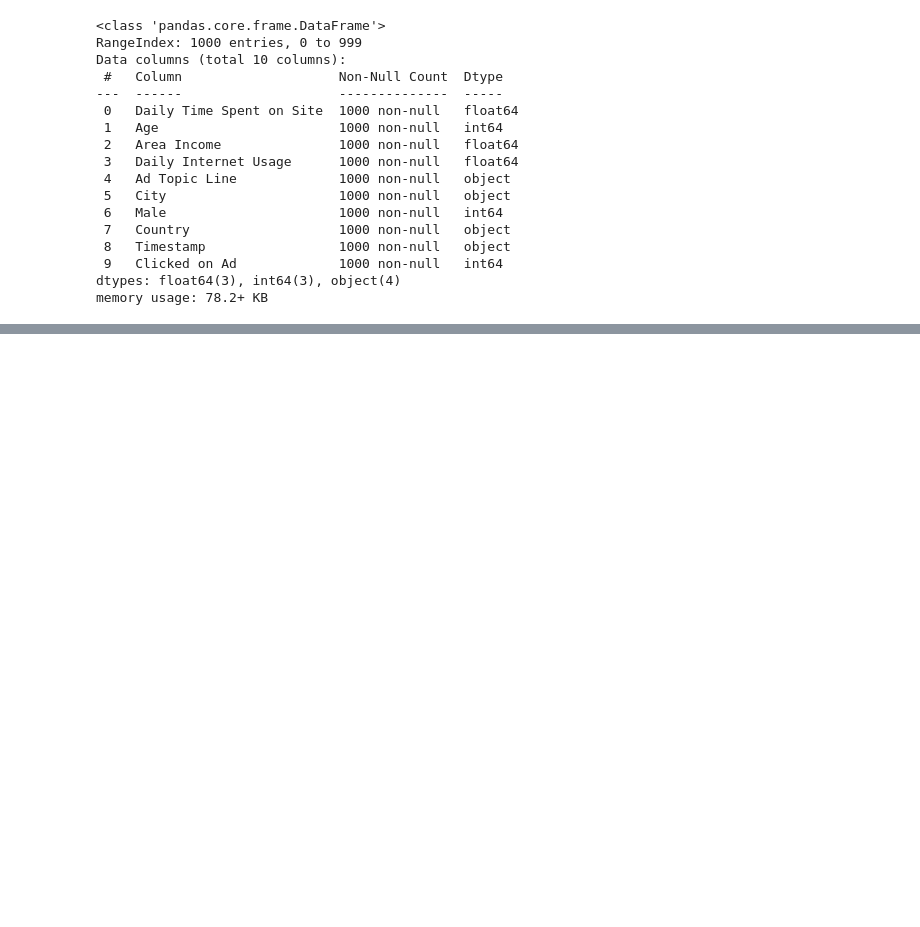
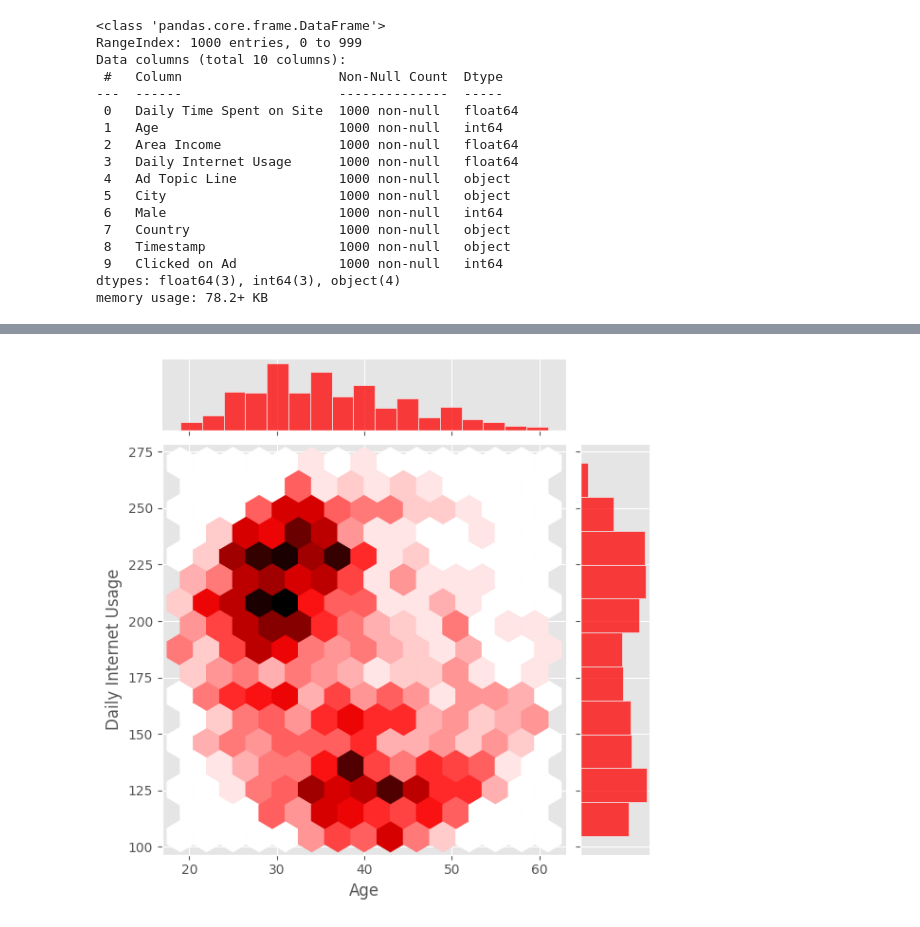
Before and after one commit to jaybarot7/Advertising, a Jupyter notebook: advertise.ipynb, the cells around one changed output, grey strips where cells are left out. Cells and saved outputs as stored; diff of their text form; code cells hidden in the pictures; blank space fills up the shorter version.

```diff
--- a/advertise.ipynb
+++ b/advertise.ipynb
@@ -51,0 +84,4 @@ Text(0.5, 0, 'Age')
+# %%
+sns.jointplot(x='Age',y='Daily Internet Usage',data=df, kind="hex",color='red');
+# %% [output]
+[figure, added]
```
Also changed, not shown: parts of 24 cells of this notebook.
